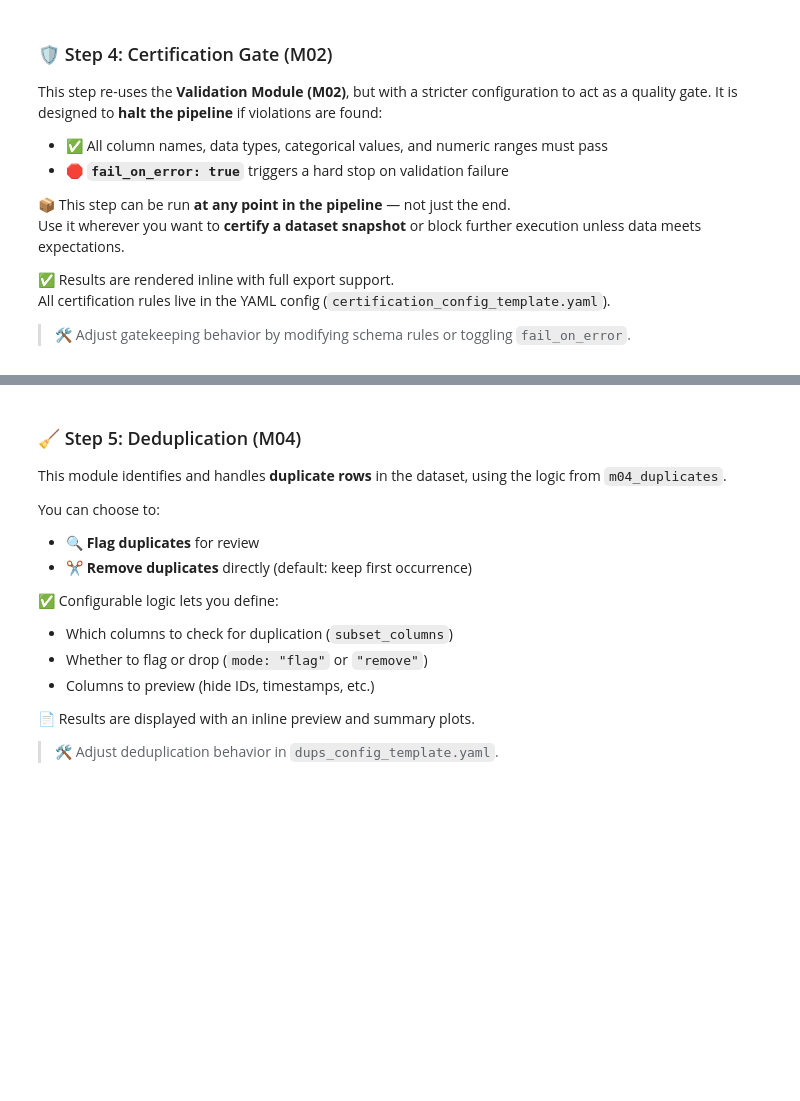
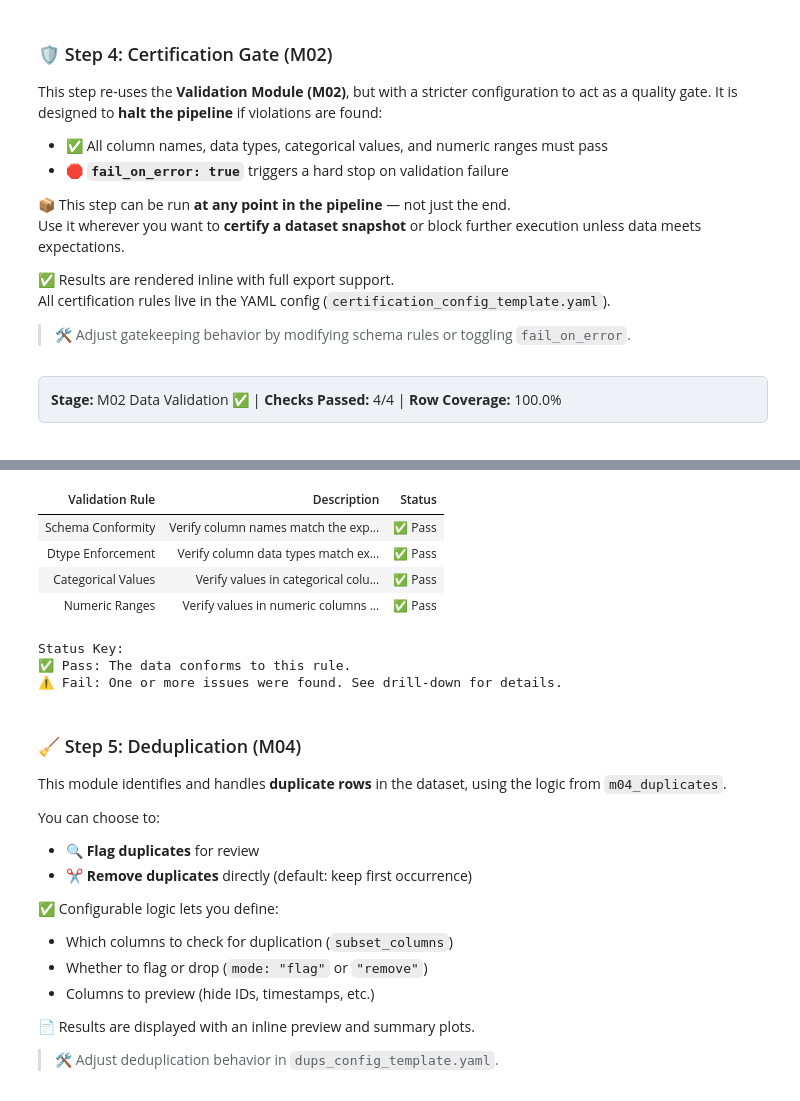
Before and after one commit to G-Schumacher44/analyst_toolkit, a Jupyter notebook: notebooks/00_analyst_toolkit_modular_demo.ipynb, the cells around one changed output, grey strips where cells are left out. Cells and saved outputs as stored; diff of their text form; code cells hidden in the pictures; blank space fills up the shorter version.

```diff
--- a/notebooks/00_analyst_toolkit_modular_demo.ipynb
+++ b/notebooks/00_analyst_toolkit_modular_demo.ipynb
@@ -84,14 +84,13 @@ from analyst_toolkit.m00_utils.config_loader import load_config
 from analyst_toolkit.m01_diagnostics.run_diag_pipeline import run_diag_pipeline
 
 # --- Load module-specific config ---
-diag_config = load_config("config/diag_config_template.yaml")
-diag_cfg = diag_config.get("diagnostics", {})
+diag_config_full = load_config("config/diag_config_template.yaml")
 
 # --- Run Diagnostics Module ---
 # We pass the df_raw loaded in the previous step.
 # The global run_id and notebook_mode are used.
 df_profiled = run_diag_pipeline(
-    config=diag_cfg,
+    config=diag_config_full, # Pass the full config object
     df=df_raw,
     notebook=notebook_mode,
     run_id=run_id
@@ -159,12 +158,11 @@ from analyst_toolkit.m00_utils.config_loader import load_config
 from analyst_toolkit.m02_validation.run_validation_pipeline import run_validation_pipeline
 
 # --- Load module-specific config ---
-val_config = load_config("config/validation_config_template.yaml")
-val_cfg = val_config.get("validation", {})
+val_config_full = load_config("config/validation_config_template.yaml")
 
 # --- Run Validation Module ---
 df_validated = run_validation_pipeline(
-    config=val_cfg,
+    config=val_config_full,
     df=df_profiled,
     notebook=notebook_mode,
     run_id=run_id
@@ -196,19 +194,18 @@ All rules and output paths are controlled via the YAML config (`normalization_co
 # %%
 # 🧹 M03: Data Normalization – Standardizing Key Fields
 
+import logging
 from analyst_toolkit.m00_utils.config_loader import load_config
 from analyst_toolkit.m03_normalization.run_normalization_pipeline import run_normalization_pipeline
-import logging
 
 # --- Load Config ---
 norm_config_full = load_config("config/normalization_config_template.yaml")
-norm_cfg = norm_config_full.get("normalization", {})
 
 # --- Run Normalization Module ---
 # Uses df_validated from the previous step and global run_id/notebook_mode.
 df_normalized = run_normalization_pipeline(
-    config=norm_cfg,
-    df=df_validated,  # This correctly passes the processed DataFrame
+    config=norm_config_full,
+    df=df_validated,
     notebook=notebook_mode,
     run_id=run_id
 )
@@ -269,14 +266,15 @@ from analyst_toolkit.m02_validation.run_validation_pipeline import run_validatio
 
 # --- Load Certification Config ---
 cert_config_full = load_config("config/certification_config_template.yaml")
-cert_cfg = cert_config_full.get("validation", {})
 
 # --- Run Final Certification Pass ---
 logging.info("🚀 Starting Certification Gate (re-using M02)")
 
 df_certified = run_validation_pipeline(
-    config=cert_cfg,
+    config=cert_config_full,
     df=df_normalized,
+    notebook=notebook_mode,
     run_id=run_id
 )
 # %% [output]
+Stage: M02 Data Validation ✅ | Checks Passed: 4/4 | Row Coverage: 100.0%
@@ -287,3 +282,11 @@ df_certified = run_validation_pipeline(
+| Validation Rule | Description | Status |
+| Schema Conformity | Verify column names match the exp... | ✅ Pass |
+| Dtype Enforcement | Verify column data types match ex... | ✅ Pass |
+| Categorical Values | Verify values in categorical colu... | ✅ Pass |
+| Numeric Ranges | Verify values in numeric columns ... | ✅ Pass |
+Status Key:
+✅ Pass: The data conforms to this rule.
+⚠️ Fail: One or more issues were found. See drill-down for details.
 # %% [markdown]
 ### 🧹 Step 5: Deduplication (M04)
 
```
Also changed, not shown: parts of 6 cells of this notebook, 9 other files.
